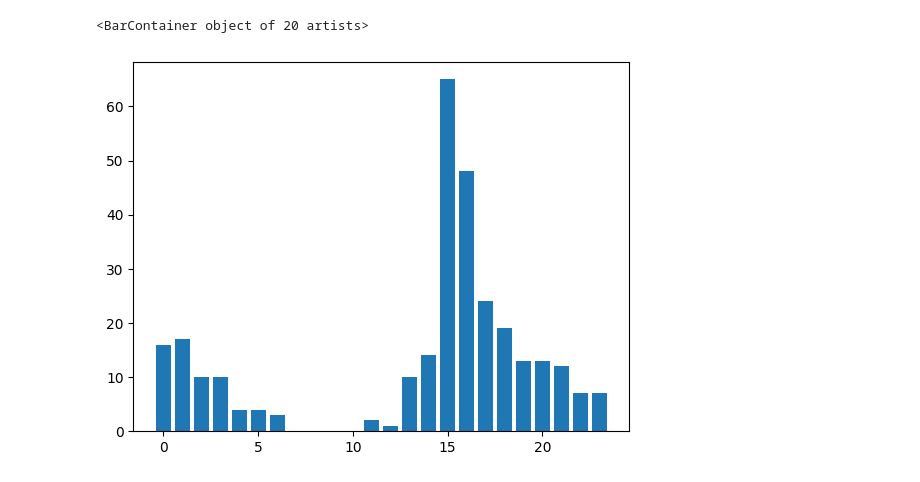
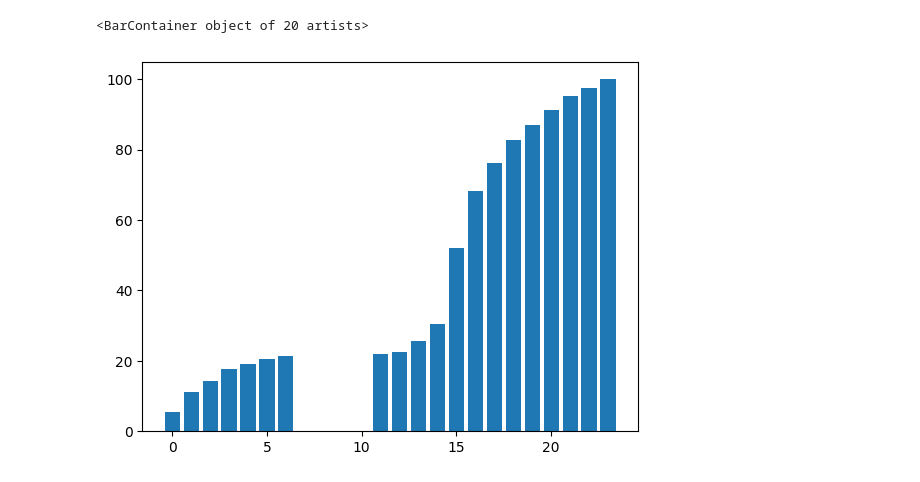
Before and after one commit to EVDIO/opf, a Jupyter notebook: notebooks/ev_data.ipynb, the cells around one changed output. Drawn from its saved outputs; the diff is of its cells as text; code cells hidden in the pictures.

```diff
--- a/notebooks/ev_data.ipynb
+++ b/notebooks/ev_data.ipynb
@@ -6,5 +7,5 @@ import matplotlib.pyplot as plt
 # %%
-file_path = r'C:\Users\Dell\Documents\GitHub\PINNS_OPF\opf\data\raw\acndata_sessions.json'
+file_path = r'C:\Users\Dell\Documents\GitHub\opf\data\raw\acndata_sessions.json'
 with open(file_path, 'r') as f:
     file_contents = f.read()
     data_ev = json.loads(file_contents)
@@ -28,8 +29,14 @@ df_ev.head()
 # %%
 df_ev['duration'] = ((df_ev['disconnectTime'] - df_ev['connectionTime'])/ np.timedelta64(1, 'h')).round(decimals=0)
 # %%
-start_charge_time = df_ev.groupby(df_ev['connectionTime'].dt.hour)['_id'].count()
-plt.bar(start_charge_time.index,start_charge_time)
+start_charge_time = df_ev.groupby(df_ev['connectionTime'].dt.hour)['_id'].count().reset_index()
+sum_counts = start_charge_time['_id'].sum()
+start_charge_time['probability'] = (start_charge_time['_id']/sum_counts)
+start_charge_time.drop('_id',axis = 1, inplace=True)
+start_charge_time
+# Calculate cumulative probabilities
+start_charge_time['cumulative_prob'] = start_charge_time['probability'].cumsum()
+plt.bar(start_charge_time['connectionTime'],start_charge_time['cumulative_prob']*100)
 # %% [output]
 <BarContainer object of 20 artists>
-[figure, old version]
+[figure, new version]
```
Also changed, not shown: parts of 10 cells of this notebook, 10 other files.
